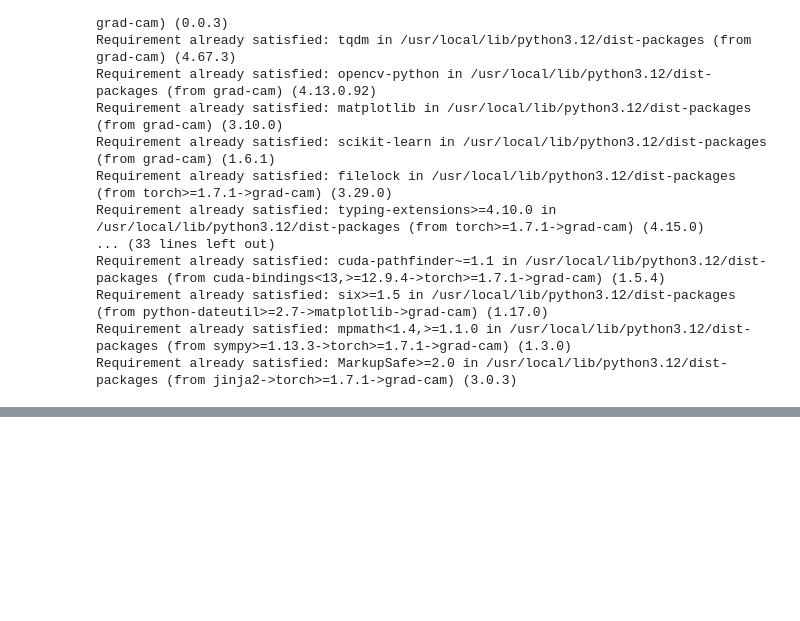
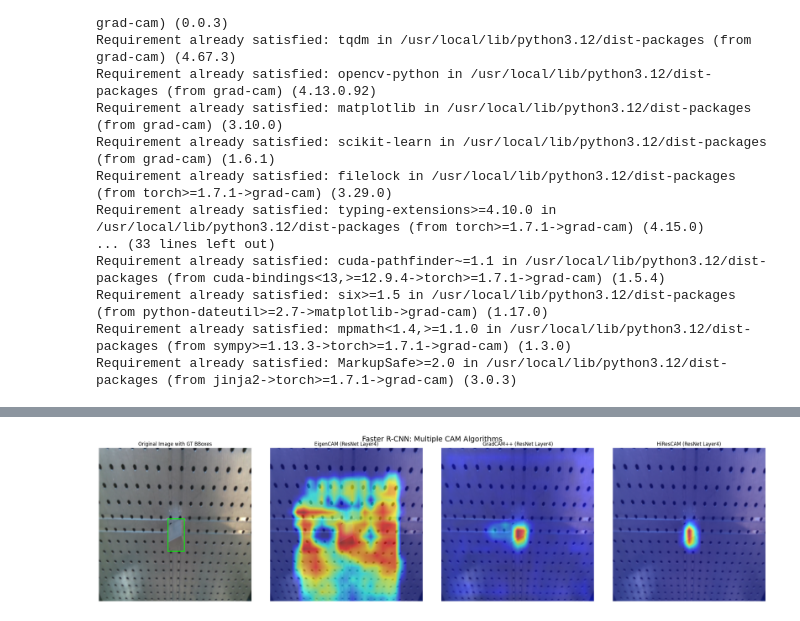
Before and after one commit to Eikthyrnir/uam-cv-sim-to-real-interpretability, a Jupyter notebook: DIMO_detection_sandbox.ipynb, the cells around one changed output, grey strips where cells are left out. Cells and saved outputs as stored; diff of their text form; code cells hidden in the pictures; blank space fills up the shorter version.

```diff
--- a/DIMO_detection_sandbox.ipynb
+++ b/DIMO_detection_sandbox.ipynb
@@ -983,0 +896,74 @@ else:
+# %%
+import cv2
+import torch
+import numpy as np
+import matplotlib.pyplot as plt
+import matplotlib.patches as patches
+from pytorch_grad_cam import EigenCAM, GradCAMPlusPlus, HiResCAM
+from pytorch_grad_cam.utils.image import show_cam_on_image
+
+# Wrapper to make Faster R-CNN compatible with pytorch_grad_cam
+class DetModelWrapper(torch.nn.Module):
+    def __init__(self, model):
+        super().__init__()
+        self.model = model
+    def forward(self, x):
+        outputs = self.model(x)
+        # For gradient-based CAMs (GradCAM++, HiResCAM), we need a differentiable output.
+        # Summing all box confidence scores forces gradients to highlight all detected objects!
+        if len(outputs[0]['scores']) > 0:
+            return outputs[0]['scores'].sum().view(1, 1)
+        return torch.zeros((x.size(0), 1), device=x.device, requires_grad=True)
+
+wrapped_model = DetModelWrapper(detection_model)
+wrapped_model.eval()
+
+target_layers = [detection_model.backbone.body.layer4]
+
+img_t, target = detection_train_dataset[0]
+input_tensor = img_t.unsqueeze(0).to(device)
+
+# Prepare image for visualization
+rgb_img = img_t.numpy().transpose(1, 2, 0)
+rgb_img = np.clip(rgb_img, 0, 1)
+
+# Dictionary of CAM methods to run
+cam_algorithms = {
+    "EigenCAM": EigenCAM,
+    "GradCAM++": GradCAMPlusPlus,
+    "HiResCAM": HiResCAM
+}
+
+cam_images = {}
+
+for name, CamClass in cam_algorithms.items():
+    with CamClass(model=wrapped_model, target_layers=target_layers) as cam:
+        # targets=None automatically uses our sum of scores output
+        grayscale_cam = cam(input_tensor=input_tensor, targets=None)
+        grayscale_cam = grayscale_cam[0]
+        cam_images[name] = show_cam_on_image(rgb_img, grayscale_cam, use_rgb=True)
+
+# Plotting
+fig, axes = plt.subplots(1, 4, figsize=(24, 6))
+
+# 1. Original Image
+axes[0].imshow(rgb_img)
+axes[0].set_title("Original Image with GT BBoxes")
+axes[0].axis('off')
+for box in target['boxes']:
+    xmin, ymin, xmax, ymax = box.numpy()
+    rect = patches.Rectangle((xmin, ymin), xmax - xmin, ymax - ymin,
+                              linewidth=2, edgecolor='lime', facecolor='none')
+    axes[0].add_patch(rect)
+
+# 2-4. CAM Outputs
+for idx, (name, img) in enumerate(cam_images.items()):
+    axes[idx + 1].imshow(img)
+    axes[idx + 1].set_title(f"{name} (ResNet Layer4)")
+    axes[idx + 1].axis('off')
+
+plt.suptitle("Faster R-CNN: Multiple CAM Algorithms", fontsize=18)
+plt.tight_layout()
+plt.show()
+# %% [output]
+[figure, added]
```
Also changed, not shown: parts of 4 cells of this notebook.
